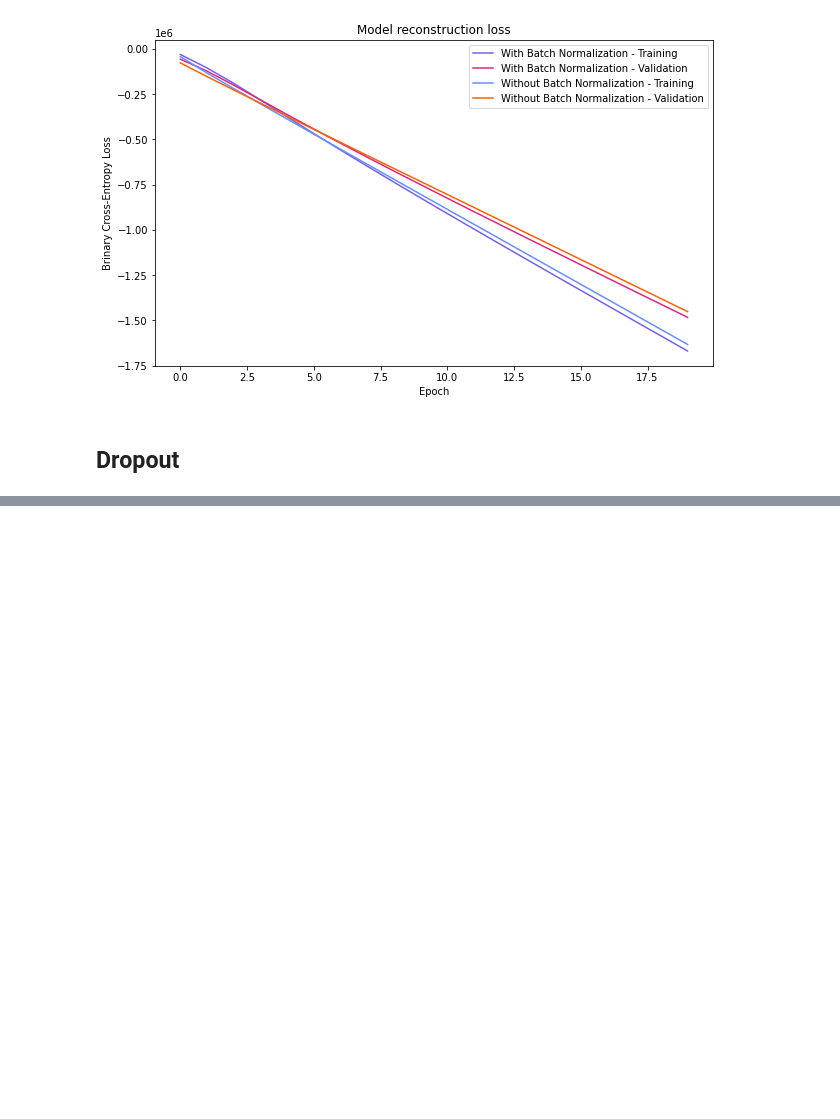
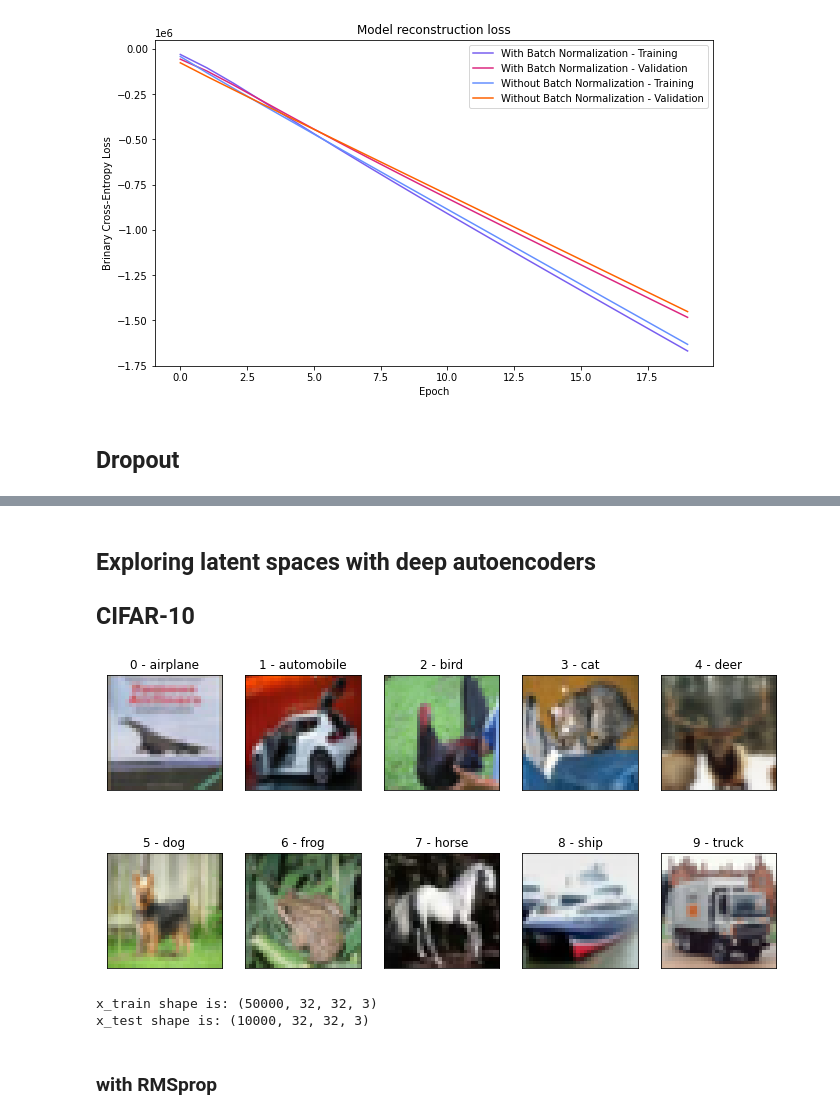
Before and after one commit to Oebele/Deep-lerning-for-beginners, a Jupyter notebook: Deep_Autoencoders.ipynb, the cells around one changed output, grey strips where cells are left out. Saved outputs shown, nothing was run; the diff lists cells and outputs as text; code cells hidden in the pictures; blank space fills up the shorter version.

```diff
--- a/Deep_Autoencoders.ipynb
+++ b/Deep_Autoencoders.ipynb
@@ -235,0 +236,39 @@ plt.show()
+# %% [markdown]
+## Exploring latent spaces with deep autoencoders
+## CIFAR-10
+# %%
+from tensorflow.keras.datasets import cifar10
+import matplotlib.pyplot as plt
+import numpy as np
+
+idx = [3, 6, 25, 0, 26, 24, 4, 13, 1, 11]
+clsmap = {0: '0 - airplane',
+          1: '1 - automobile',
+          2: '2 - bird',
+          3: '3 - cat',
+          4: '4 - deer',
+          5: '5 - dog',
+          6: '6 - frog',
+          7: '7 - horse',
+          8: '8 - ship',
+          9: '9 - truck'}
+(x_train, y_train), (x_test, y_test) = cifar10.load_data()
+plt.figure(figsize=(12,6))
+for i, (img, y) in enumerate(zip(x_test[idx].reshape(10, 32, 32, 3), y_test[idx])):
+  plt.subplot(2, 5, 1 + i)
+  plt.imshow(img, cmap='gray')
+  plt.xticks([])
+  plt.yticks([])
+  plt.title(clsmap[y[0]])
+# plt.savefig('ch.8.cifar10.samples.png', bbox_inches='tight', dpi=350)
+plt.show()
+# %% [output]
+[figure, added]
+# %%
+print('x_train shape is:', x_train.shape)
+print('x_test shape is:', x_test.shape)
+# %% [output]
+x_train shape is: (50000, 32, 32, 3)
+x_test shape is: (10000, 32, 32, 3)
+# %% [markdown]
+### with RMSprop
```
Also changed, not shown: parts of 16 cells of this notebook.
